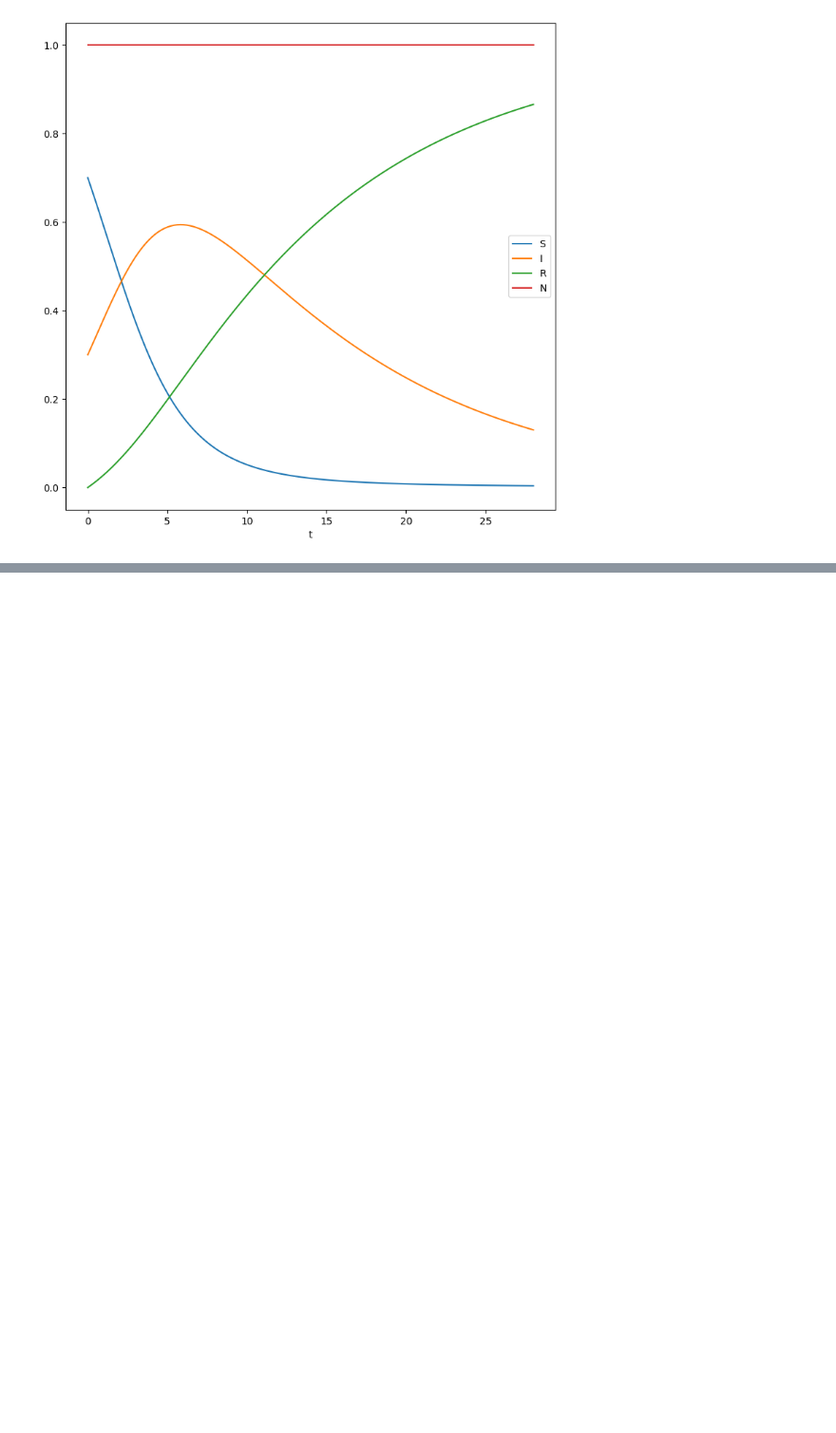
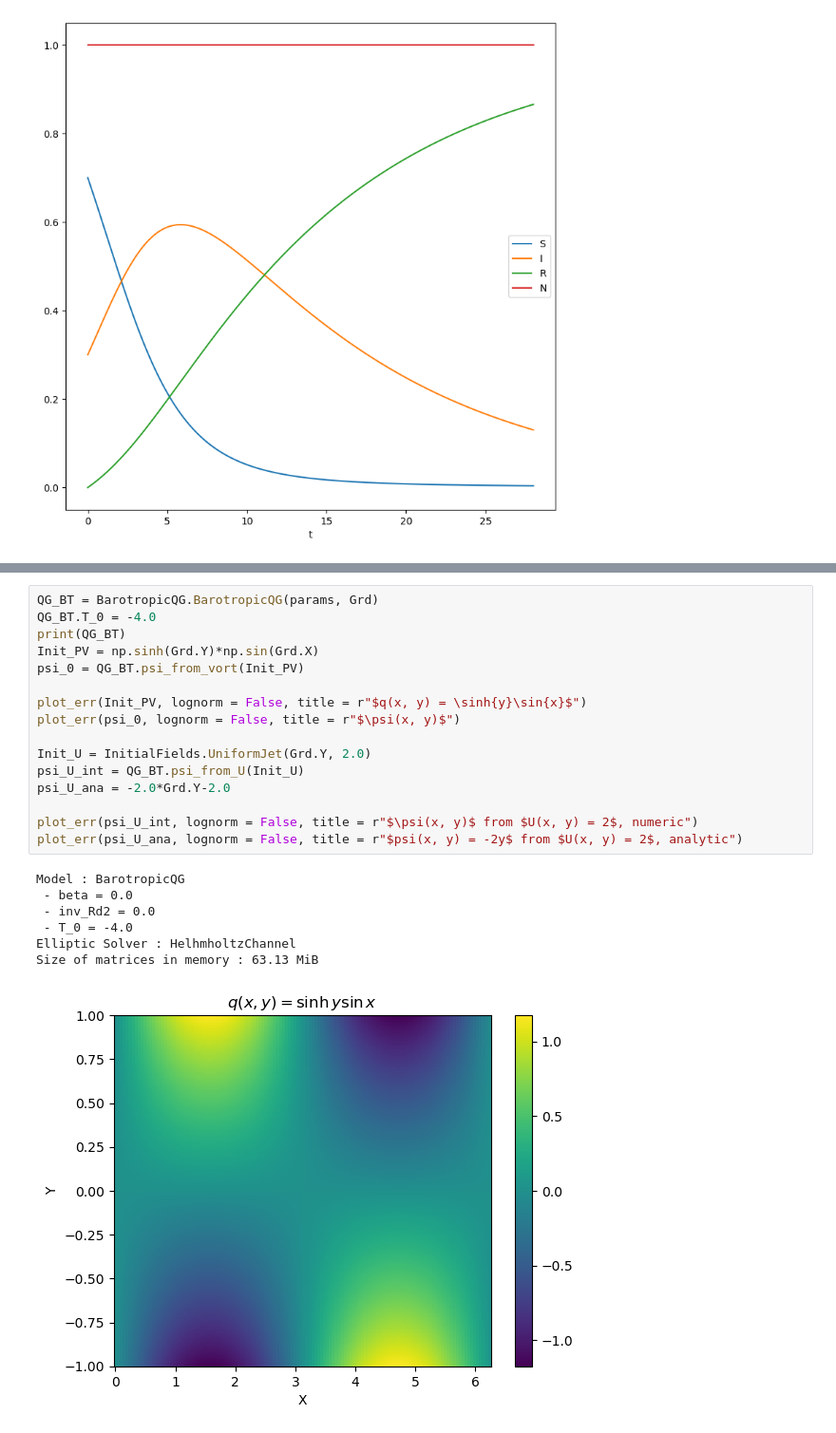
Before and after one commit to personne30003/pyTQG, a Jupyter notebook: Tests_notebooks/Grid_State_test.ipynb, the cells around one changed output, grey strips where cells are left out. Shown at 95% size. Cells and saved outputs as stored; diff of their text form; blank space fills up the shorter version.

```diff
--- a/Tests_notebooks/Grid_State_test.ipynb
+++ b/Tests_notebooks/Grid_State_test.ipynb
@@ -481,0 +377,24 @@ liste
+# %%
+QG_BT = BarotropicQG.BarotropicQG(params, Grd)
+QG_BT.T_0 = -4.0
+print(QG_BT)
+Init_PV = np.sinh(Grd.Y)*np.sin(Grd.X)
+psi_0 = QG_BT.psi_from_vort(Init_PV)
+
+plot_err(Init_PV, lognorm = False, title = r"$q(x, y) = \sinh{y}\sin{x}$")
+plot_err(psi_0, lognorm = False, title = r"$\psi(x, y)$")
+
+Init_U = InitialFields.UniformJet(Grd.Y, 2.0)
+psi_U_int = QG_BT.psi_from_U(Init_U)
+psi_U_ana = -2.0*Grd.Y-2.0
+
+plot_err(psi_U_int, lognorm = False, title = r"$\psi(x, y)$ from $U(x, y) = 2$, numeric")
+plot_err(psi_U_ana, lognorm = False, title = r"$psi(x, y) = -2y$ from $U(x, y) = 2$, analytic")
+# %% [output]
+Model : BarotropicQG
+ - beta = 0.0
+ - inv_Rd2 = 0.0
+ - T_0 = -4.0
+Elliptic Solver : HelhmholtzChannel
+Size of matrices in memory : 63.13 MiB
+[figure, added]
```
Also changed, not shown: parts of 22 cells of this notebook, 9 other files.
